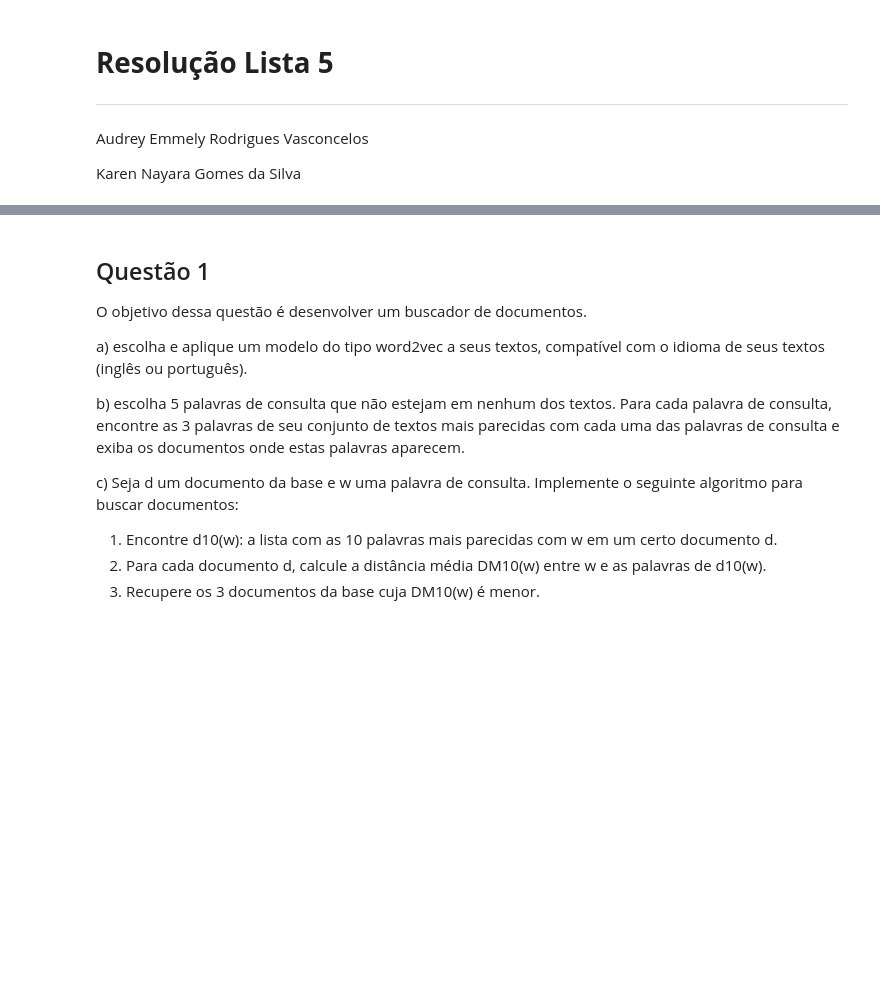
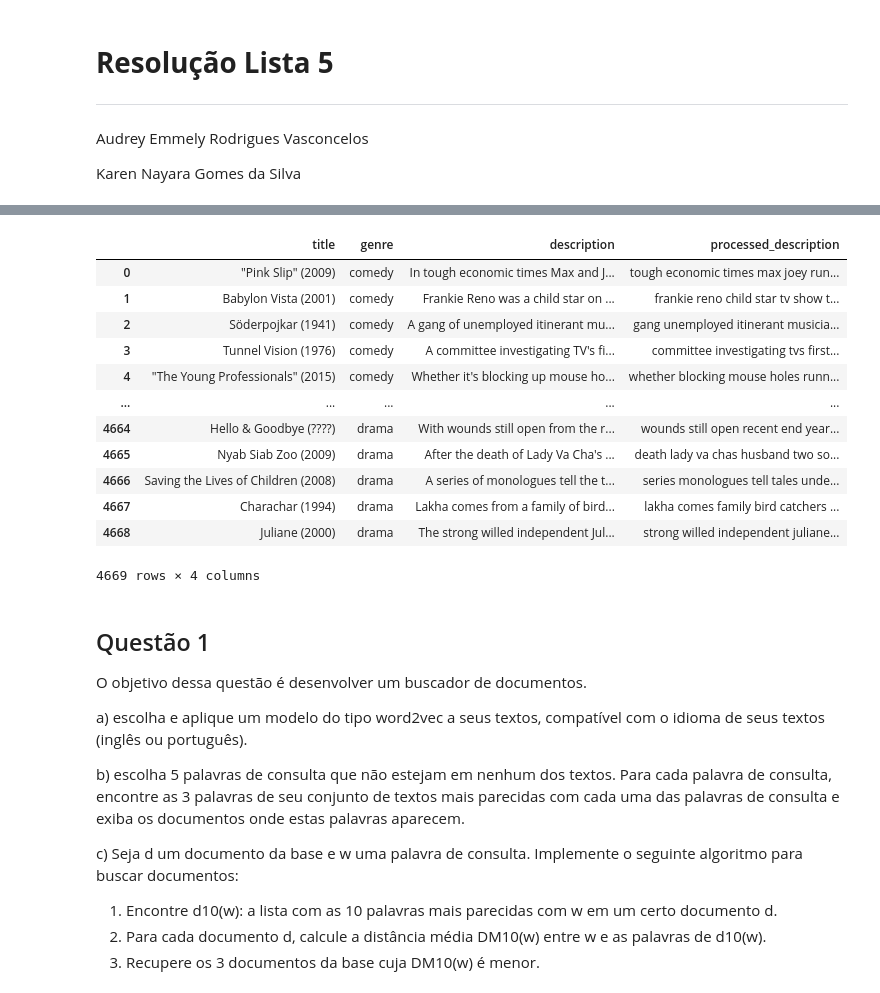
Before and after one commit to audreyemmely/natural-language-processing, a Jupyter notebook: pln_lista5.ipynb, the cells around one changed output, grey strips where cells are left out. Cells and saved outputs as stored; diff of their text form; code cells hidden in the pictures; blank space fills up the shorter version.

```diff
--- a/pln_lista5.ipynb
+++ b/pln_lista5.ipynb
@@ -15,3 +66,33 @@ Karen Nayara Gomes da Silva
+# %%
+def preprocess(description):
+  description = re.sub(r'\w*\d\w*', '', description) #remove todas as palavras que contêm números
+  description = re.sub(r'[^a-zA-Z ]', '', description.lower())
+  return re.sub(r'\s+', ' ', description) #retira espaços repetidos
+# %%
+dataset['processed_description'] = dataset.description.apply(preprocess)
+# %%
+stop_words = set(nltk.corpus.stopwords.words('english'))
+def remove_stopwords(description):
+    tokenized_text = nltk.word_tokenize(description, language='english')
+    return " ".join([token for token in tokenized_text if token not in stop_words])
+# %%
+dataset['processed_description'] = dataset.processed_description.apply(remove_stopwords)
+# %%
+dataset
+# %% [output]
+|  | title | genre | description | processed_description |
+| 0 | "Pink Slip" (2009) | comedy | In tough economic times Max and J... | tough economic times max joey run... |
+| 1 | Babylon Vista (2001) | comedy | Frankie Reno was a child star on ... | frankie reno child star tv show t... |
+| 2 | Söderpojkar (1941) | comedy | A gang of unemployed itinerant mu... | gang unemployed itinerant musicia... |
+| 3 | Tunnel Vision (1976) | comedy | A committee investigating TV's fi... | committee investigating tvs first... |
+| 4 | "The Young Professionals" (2015) | comedy | Whether it's blocking up mouse ho... | whether blocking mouse holes runn... |
+| ... | ... | ... | ... | ... |
+| 4664 | Hello & Goodbye (????) | drama | With wounds still open from the r... | wounds still open recent end year... |
+| 4665 | Nyab Siab Zoo (2009) | drama | After the death of Lady Va Cha's ... | death lady va chas husband two so... |
+| 4666 | Saving the Lives of Children (2008) | drama | A series of monologues tell the t... | series monologues tell tales unde... |
+| 4667 | Charachar (1994) | drama | Lakha comes from a family of bird... | lakha comes family bird catchers ... |
+| 4668 | Juliane (2000) | drama | The strong willed independent Jul... | strong willed independent juliane... |
+4669 rows × 4 columns
 # %% [markdown]
 ## Questão 1
 
```
Also changed, not shown: parts of 43 cells of this notebook.
